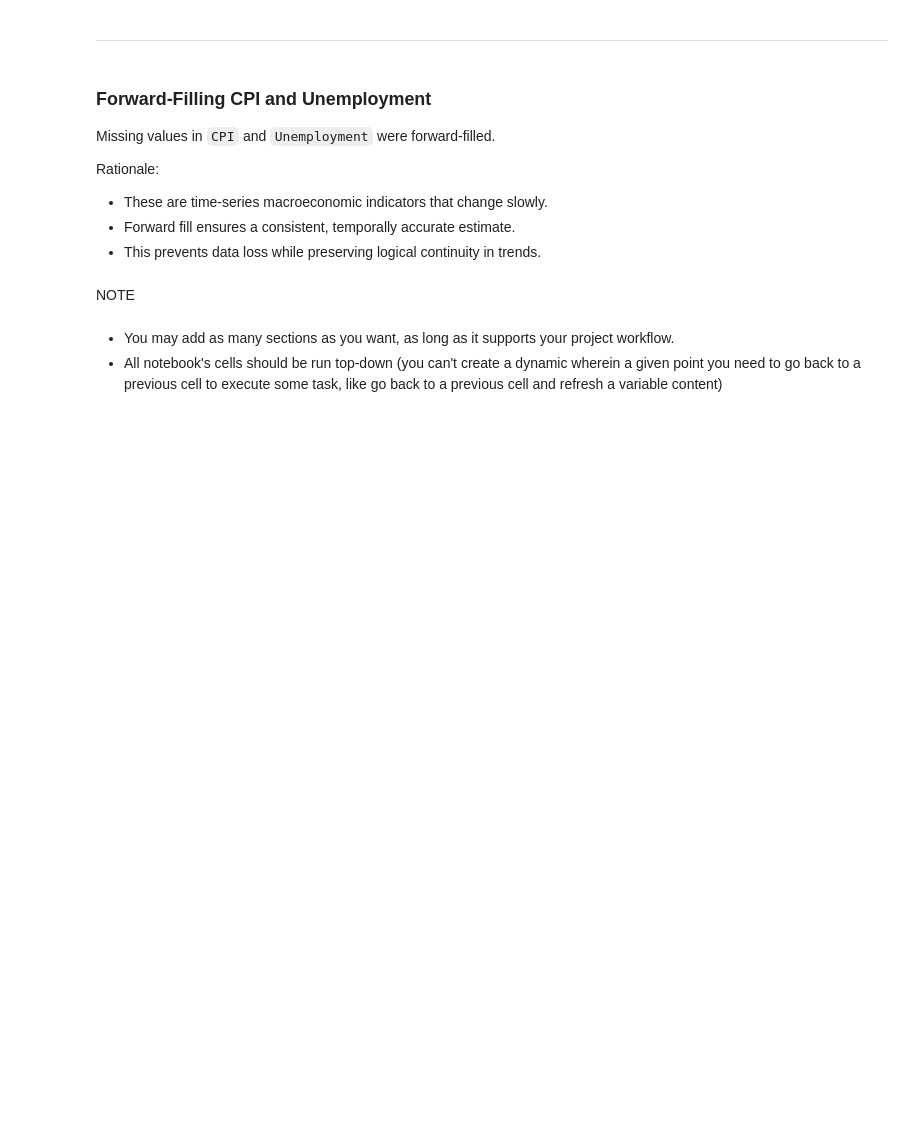
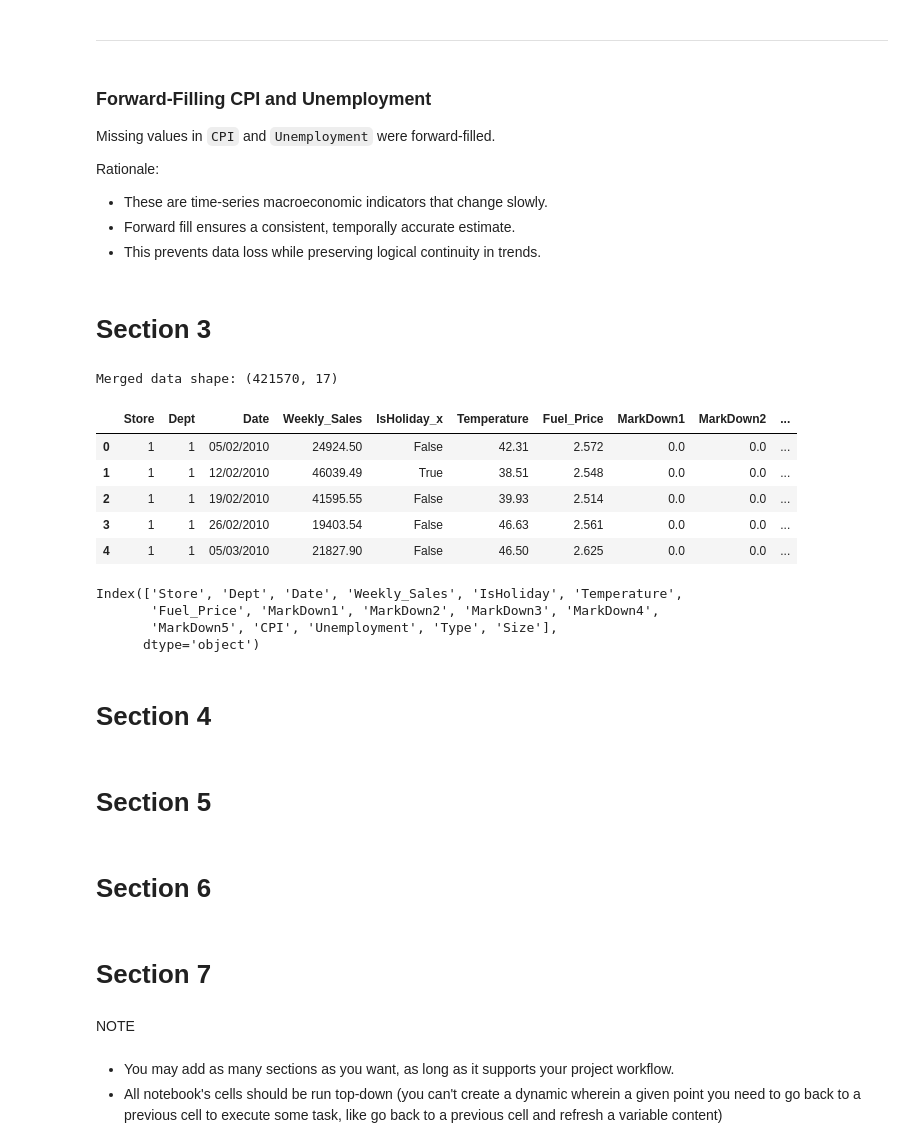
Before and after one commit to Petal-DA/retail_sales_analysis, a Jupyter notebook: jupyter_notebooks/retail_sales_analysis.ipynb, the cells around one changed output. Drawn from its saved outputs; the diff is of its cells as text; code cells hidden in the pictures; blank space fills up the shorter version.

Commit message:
Merged datasets and cleaned holiday columns

```diff
--- a/jupyter_notebooks/retail_sales_analysis.ipynb
+++ b/jupyter_notebooks/retail_sales_analysis.ipynb
@@ -219,6 +219,44 @@ Rationale:
 - These are time-series macroeconomic indicators that change slowly.
 - Forward fill ensures a consistent, temporally accurate estimate.
 - This prevents data loss while preserving logical continuity in trends.
+# %% [markdown]
+# Section 3
+# %%
+# Merge sales and features datasets on Store and Date
+sales_features = pd.merge(sales, features, on=['Store', 'Date'], how='left')
+
+# Merge the above with stores dataset on Store
+full_data = pd.merge(sales_features, stores, on='Store', how='left')
+
+# Confirm merge
+print("Merged data shape:", full_data.shape)
+full_data.head()
+# %% [output]
+Merged data shape: (421570, 17)
+|  | Store | Dept | Date | Weekly_Sales | IsHoliday_x | Temperature | Fuel_Price | MarkDown1 | MarkDown2 | ... |
+| 0 | 1 | 1 | 05/02/2010 | 24924.50 | False | 42.31 | 2.572 | 0.0 | 0.0 | ... |
+| 1 | 1 | 1 | 12/02/2010 | 46039.49 | True | 38.51 | 2.548 | 0.0 | 0.0 | ... |
+| 2 | 1 | 1 | 19/02/2010 | 41595.55 | False | 39.93 | 2.514 | 0.0 | 0.0 | ... |
+| 3 | 1 | 1 | 26/02/2010 | 19403.54 | False | 46.63 | 2.561 | 0.0 | 0.0 | ... |
+| 4 | 1 | 1 | 05/03/2010 | 21827.90 | False | 46.50 | 2.625 | 0.0 | 0.0 | ... |
+# %%
+# Drop the duplicate IsHoliday column
+full_data.drop(columns=['IsHoliday_y'], inplace=True)
+full_data.rename(columns={'IsHoliday_x': 'IsHoliday'}, inplace=True)
+print(full_data.columns)
+# %% [output]
+Index(['Store', 'Dept', 'Date', 'Weekly_Sales', 'IsHoliday', 'Temperature',
+       'Fuel_Price', 'MarkDown1', 'MarkDown2', 'MarkDown3', 'MarkDown4',
+       'MarkDown5', 'CPI', 'Unemployment', 'Type', 'Size'],
+      dtype='object')
+# %% [markdown]
+# Section 4
+# %% [markdown]
+# Section 5
+# %% [markdown]
+# Section 6
+# %% [markdown]
+# Section 7
 # %% [markdown]
 NOTE
 # %% [markdown]
```
